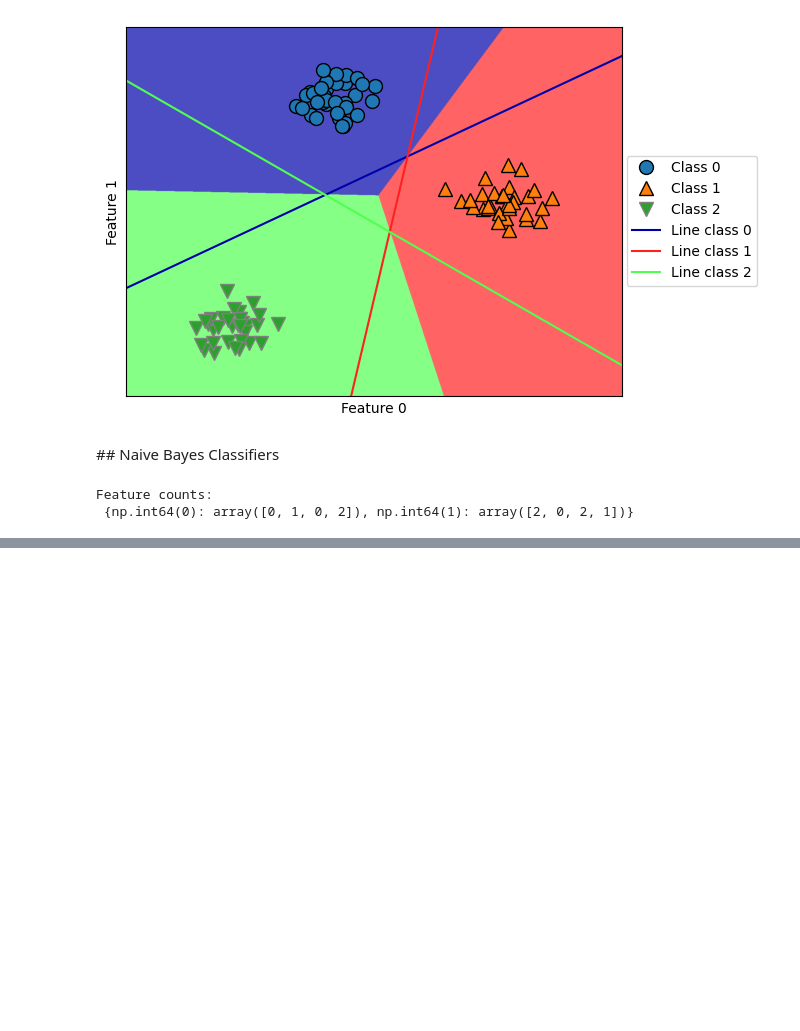
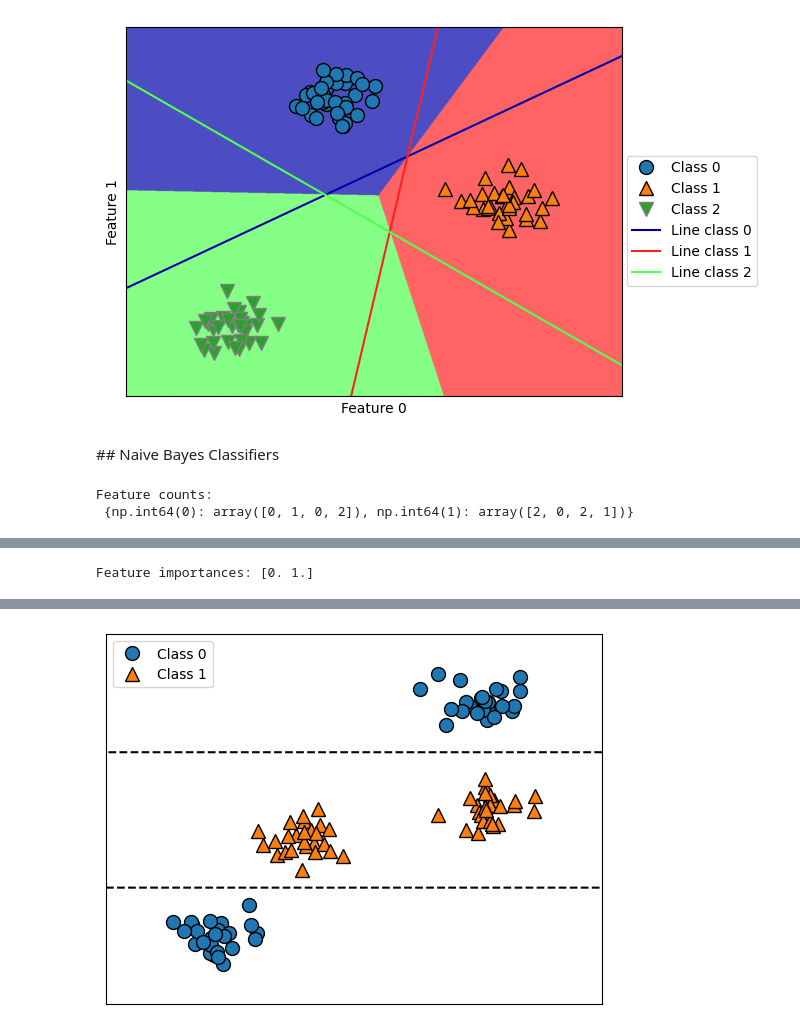
Before and after one commit to hugoangeles0810/introduction_to_ml_with_python, a Jupyter notebook: notebooks/chapter_02/Supervised Machine Learning.ipynb, the cells around one changed output, grey strips where cells are left out. Drawn from its saved outputs; the diff is of its cells as text; code cells hidden in the pictures; blank space fills up the shorter version.

```diff
--- a/notebooks/chapter_02/Supervised Machine Learning.ipynb
+++ b/notebooks/chapter_02/Supervised Machine Learning.ipynb
@@ -524,0 +586,5 @@ Feature counts:
+# %%
+tree = mglearn.plots.plot_tree_not_monotone()
+display(tree)
+# %% [output]
+Feature importances: [0. 1.]
@@ -524,0 +592 @@ Feature counts:
+[figure, added]
```
Also changed, not shown: parts of 19 cells of this notebook, 4 other files.
